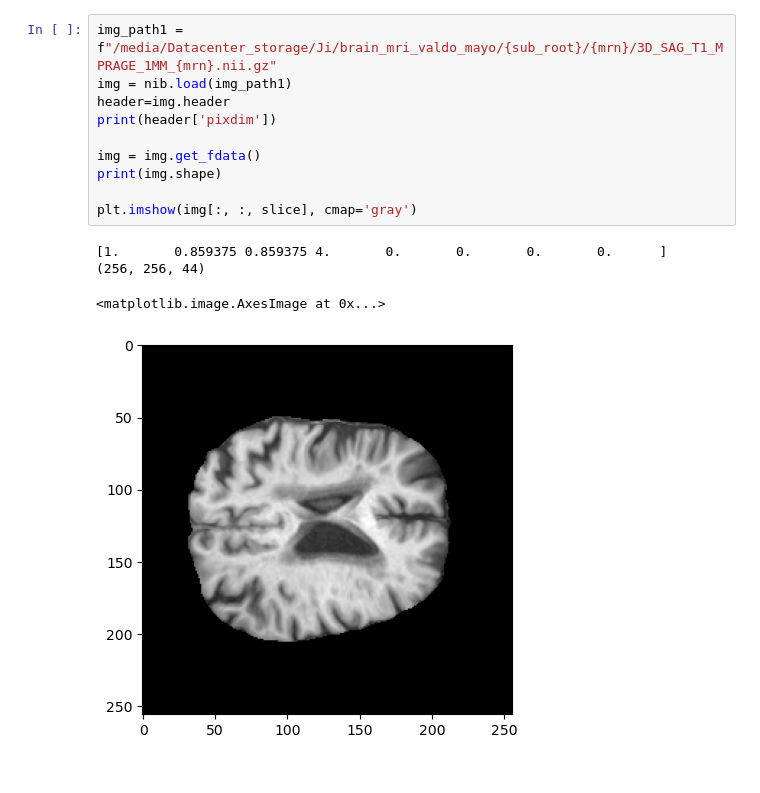
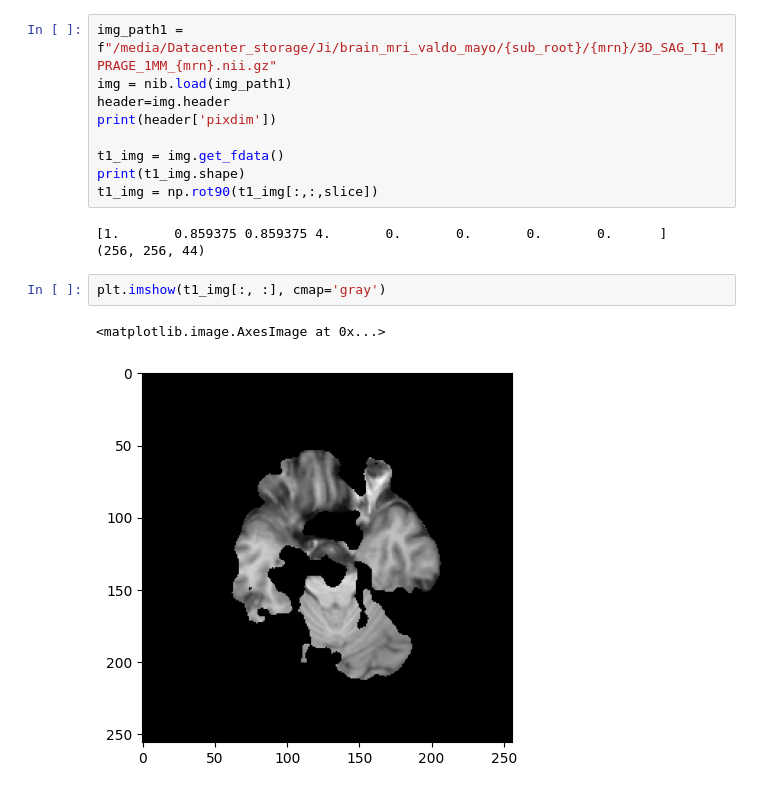
Before and after one commit to greenyjwk/VALDO_brain_MRI_dataset_preprocessing, a Jupyter notebook: misc/EDA_mayo/EDA_NIFTI.ipynb, the cells around one changed output. Cells and saved outputs as stored; diff of their text form.

```diff
--- a/misc/EDA_mayo/EDA_NIFTI.ipynb
+++ b/misc/EDA_mayo/EDA_NIFTI.ipynb
@@ -35,14 +38,16 @@ img = nib.load(img_path1)
 header=img.header
 print(header['pixdim'])
 
-img = img.get_fdata()
-print(img.shape)
-
-plt.imshow(img[:, :, slice], cmap='gray')
+t1_img = img.get_fdata()
+print(t1_img.shape)
+t1_img = np.rot90(t1_img[:,:,slice])
 # %% [output]
 [1.       0.859375 0.859375 4.       0.       0.       0.       0.      ]
 (256, 256, 44)
-<matplotlib.image.AxesImage at 0x...>
-[figure, removed]
+# %%
+plt.imshow(t1_img[:, :], cmap='gray')
+# %% [output]
+<matplotlib.image.AxesImage at 0x...>
+[figure, added]
 # %%
 img_path2 = f"/media/Datacenter_storage/Ji/brain_mri_valdo_mayo/{sub_root}/{mrn}/SAG_3D_T2_SPACE_{mrn}.nii.gz"
```
Also changed, not shown: parts of 8 cells of this notebook, 12 other files.
